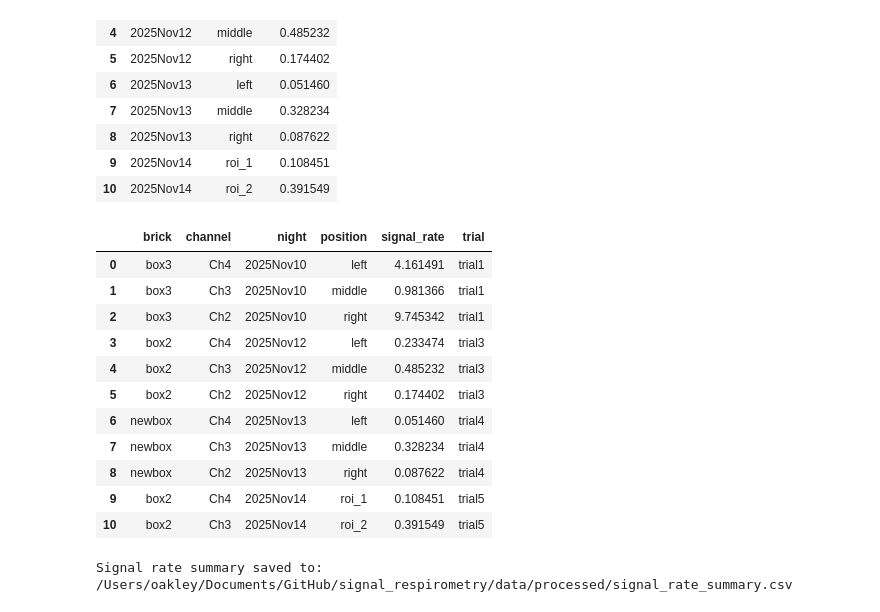
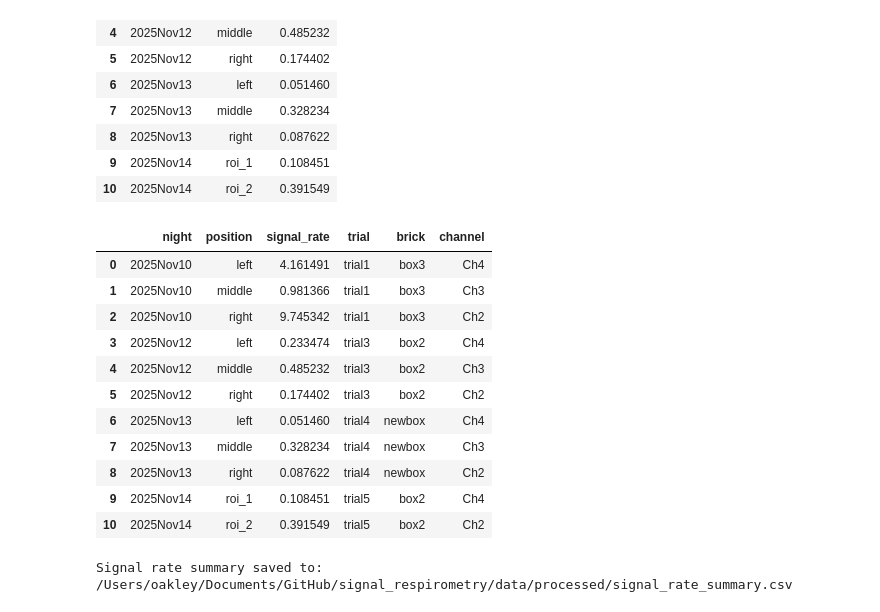
Before and after one commit to ucsb-oakley-lab/signal_respirometry, a Jupyter notebook: notebooks/05_all_videos_comparison.ipynb, the cells around one changed output. Saved outputs shown, nothing was run; the diff lists cells and outputs as text; code cells hidden in the pictures.

Commit message:
Updating channel of signal analysis

```diff
--- a/notebooks/05_all_videos_comparison.ipynb
+++ b/notebooks/05_all_videos_comparison.ipynb
@@ -269,44 +269,46 @@ metadata_map = {
     ('2025Nov12', 'middle'): {'trial': 'trial3', 'brick': 'box2', 'channel': 'Ch3'},
     ('2025Nov12', 'right'):  {'trial': 'trial3', 'brick': 'box2', 'channel': 'Ch2'},
 
 #Hereon down I am assuming cylinders were in the same positions, not noted in field notes
     ('2025Nov13', 'left'):   {'trial': 'trial4', 'brick': 'newbox', 'channel': 'Ch4'},
     ('2025Nov13', 'middle'): {'trial': 'trial4', 'brick': 'newbox', 'channel': 'Ch3'},
     ('2025Nov13', 'right'):  {'trial': 'trial4', 'brick': 'newbox', 'channel': 'Ch2'},
 
 #Here, there were only 2 Regions of interest and I am not sure of their left/right designation
 #This is just a guess
+#This didn't match Channel3, so I changed to Ch2, which I think is correct, but I did not fully confirm
+
     ('2025Nov14', 'roi_1'): {'trial': 'trial5', 'brick': 'box2', 'channel': 'Ch4'},
-    ('2025Nov14', 'roi_2'): {'trial': 'trial5', 'brick': 'box2', 'channel': 'Ch3'},
+    ('2025Nov14', 'roi_2'): {'trial': 'trial5', 'brick': 'box2', 'channel': 'Ch2'},
 
 }
 
 # Apply metadata to the table
 def add_metadata(row):
     key = (row['night'], row['position'])
     meta = metadata_map.get(key, {})
     for k, v in meta.items():
         row[k] = v
     return row
 
 signal_rate_df = signal_rate_df.apply(add_metadata, axis=1)
 display(signal_rate_df)
 
 # Save the signal rate table as a CSV for use in other notebooks
 out_csv = PROCESSED_DIR / "signal_rate_summary.csv"
 signal_rate_df.to_csv(out_csv, index=False)
 print(f"Signal rate summary saved to: {out_csv}")
 # %% [output]
-|  | brick | channel | night | position | signal_rate | trial |
-| 0 | box3 | Ch4 | 2025Nov10 | left | 4.161491 | trial1 |
-| 1 | box3 | Ch3 | 2025Nov10 | middle | 0.981366 | trial1 |
-| 2 | box3 | Ch2 | 2025Nov10 | right | 9.745342 | trial1 |
-| 3 | box2 | Ch4 | 2025Nov12 | left | 0.233474 | trial3 |
-| 4 | box2 | Ch3 | 2025Nov12 | middle | 0.485232 | trial3 |
-| 5 | box2 | Ch2 | 2025Nov12 | right | 0.174402 | trial3 |
-| 6 | newbox | Ch4 | 2025Nov13 | left | 0.051460 | trial4 |
-| 7 | newbox | Ch3 | 2025Nov13 | middle | 0.328234 | trial4 |
-| 8 | newbox | Ch2 | 2025Nov13 | right | 0.087622 | trial4 |
-| 9 | box2 | Ch4 | 2025Nov14 | roi_1 | 0.108451 | trial5 |
-| 10 | box2 | Ch3 | 2025Nov14 | roi_2 | 0.391549 | trial5 |
+|  | night | position | signal_rate | trial | brick | channel |
+| 0 | 2025Nov10 | left | 4.161491 | trial1 | box3 | Ch4 |
+| 1 | 2025Nov10 | middle | 0.981366 | trial1 | box3 | Ch3 |
+| 2 | 2025Nov10 | right | 9.745342 | trial1 | box3 | Ch2 |
+| 3 | 2025Nov12 | left | 0.233474 | trial3 | box2 | Ch4 |
+| 4 | 2025Nov12 | middle | 0.485232 | trial3 | box2 | Ch3 |
+| 5 | 2025Nov12 | right | 0.174402 | trial3 | box2 | Ch2 |
+| 6 | 2025Nov13 | left | 0.051460 | trial4 | newbox | Ch4 |
+| 7 | 2025Nov13 | middle | 0.328234 | trial4 | newbox | Ch3 |
+| 8 | 2025Nov13 | right | 0.087622 | trial4 | newbox | Ch2 |
+| 9 | 2025Nov14 | roi_1 | 0.108451 | trial5 | box2 | Ch4 |
+| 10 | 2025Nov14 | roi_2 | 0.391549 | trial5 | box2 | Ch2 |
 Signal rate summary saved to: /Users/oakley/Documents/GitHub/signal_respirometry/data/processed/signal_rate_summary.csv
```
Also changed, not shown: 2 other files.
